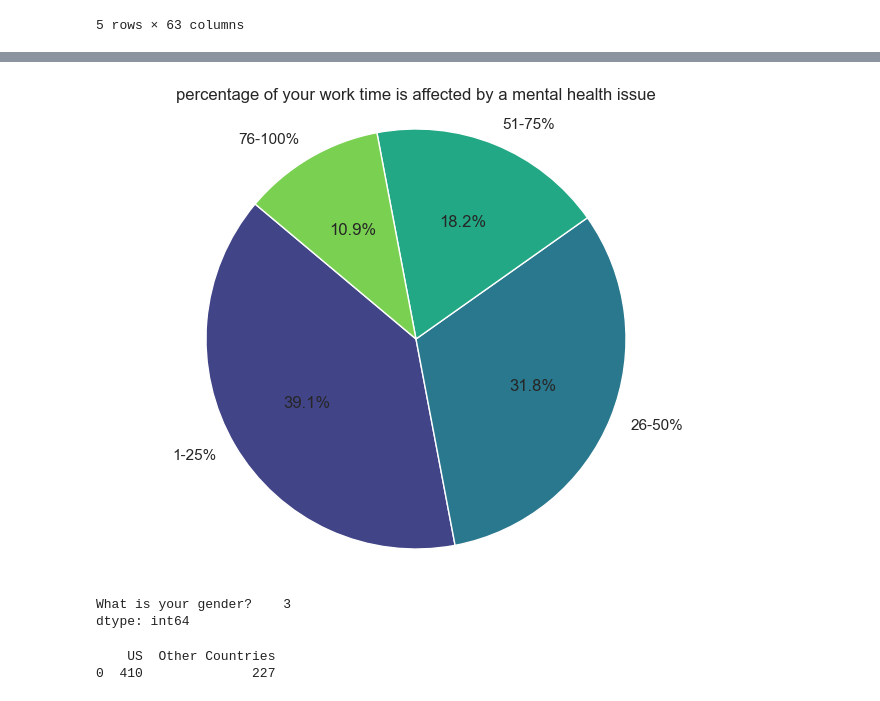
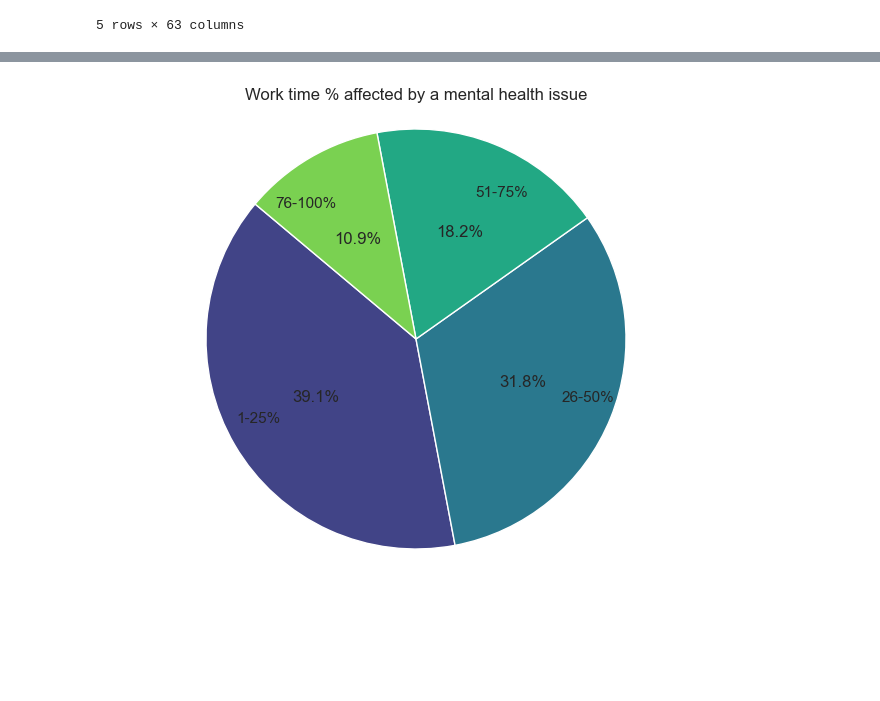
Before and after one commit to Keegawho198/Project-1_Mental-Health, a Jupyter notebook: Lishi.ipynb, the cells around one changed output, grey strips where cells are left out. Cells and saved outputs as stored; diff of their text form; code cells hidden in the pictures; blank space fills up the shorter version.

```diff
--- a/Lishi.ipynb
+++ b/Lishi.ipynb
@@ -109,73 +110,32 @@ plt.show()
 # %%
 interfere_data = Lishi_selected_data[Lishi_selected_data['Do you currently have a mental health disorder?'] == 'Yes']
 interfere_percentage_data = interfere_data[interfere_data['Do you believe your productivity is ever affected by a mental health issue?'] == 'Yes']
 interfere_percentage_data = pd.DataFrame(interfere_percentage_data, columns=['If yes, what percentage of your work time (time performing primary or secondary job functions) is affected by a mental health issue?'])
+
 # Count occurrences of each response category
 response_counts = interfere_percentage_data['If yes, what percentage of your work time (time performing primary or secondary job functions) is affected by a mental health issue?'].value_counts().reset_index()
 response_counts.columns = ['Response', 'Count']
 
 # Set the theme for the plot
 sns.set_theme(style="darkgrid")
 
 # Set the figure size
 plt.figure(figsize=(8, 6))
 
 # Create a pie chart
-plt.pie(response_counts['Count'], labels=response_counts['Response'], autopct='%1.1f%%', startangle=140, colors=sns.color_palette('viridis', len(response_counts)))
+plt.pie(response_counts['Count'],
+        labels=response_counts['Response'],
+        autopct='%1.1f%%',
+        startangle=140,
+        pctdistance=0.55,
+        labeldistance=0.75,
+        colors=sns.color_palette('viridis', len(response_counts)))
 
 # Add a title
-plt.title('percentage of your work time is affected by a mental health issue')
+plt.title('Work time % affected by a mental health issue')
 
 # Show the plot
 plt.axis('equal')  # Equal aspect ratio ensures that pie chart is circular.
 plt.show()
 # %% [output]
-[figure, old version]
+[figure, new version]
-# %%
-missing_values = Lishi_selected_data.isnull().sum()
-
-missing_columns = missing_values[missing_values > 0]
-
-# Print columns with missing values
-missing_columns.sample()
-# %% [output]
-What is your gender?    3
-dtype: int64
-# %%
-#filter data for countries
-us_data = data_df[data_df['Country'] == 'United States']
-other_countries_data = data_df[data_df['Country'] != 'United States']
-
-# Analyze the Data
-# 'treatment' column to see how many people sought treatment
-us_treatment_count = us_data['treatment'].value_counts()  # Remove normalize=True
-other_countries_treatment_count = other_countries_data['treatment'].value_counts()  # Remove normalize=True
-
-# Filter to only include results where treatment = 'Yes'
-us_treatment_yes = us_treatment_count.get('Yes', 0)  # Get the count for 'Yes', default to 0 if not found
-other_countries_treatment_yes = other_countries_treatment_count.get('Yes', 0)  # Same for other countries
-
-# Filter to only include results where treatment = 'No'
-us_treatment_no = us_treatment_count.get('No', 0)  # Get the count for 'No', default to 0 if not found
-other_countries_treatment_no = other_countries_treatment_count.get('No', 0)  # Same for other countries
-
-# NO DataFrame for comparison
-country_comparison_no_df = pd.DataFrame({
-    'US': [us_treatment_no],
-    'Other Countries': [other_countries_treatment_no]
-})
-
-# Yes DataFrame for comparison for getting treatment
-country_comparison_df = pd.DataFrame({
-    'US': [us_treatment_yes],
-    'Other Countries': [other_countries_treatment_yes]
-})
-
-print(country_comparison_df)
-#country_comparison_df
-
-#print(country_comparison_no_df)
-#country_comparison_no_df
-# %% [output]
-    US  Other Countries
-0  410              227
```
Also changed, not shown: parts of 15 cells of this notebook.
